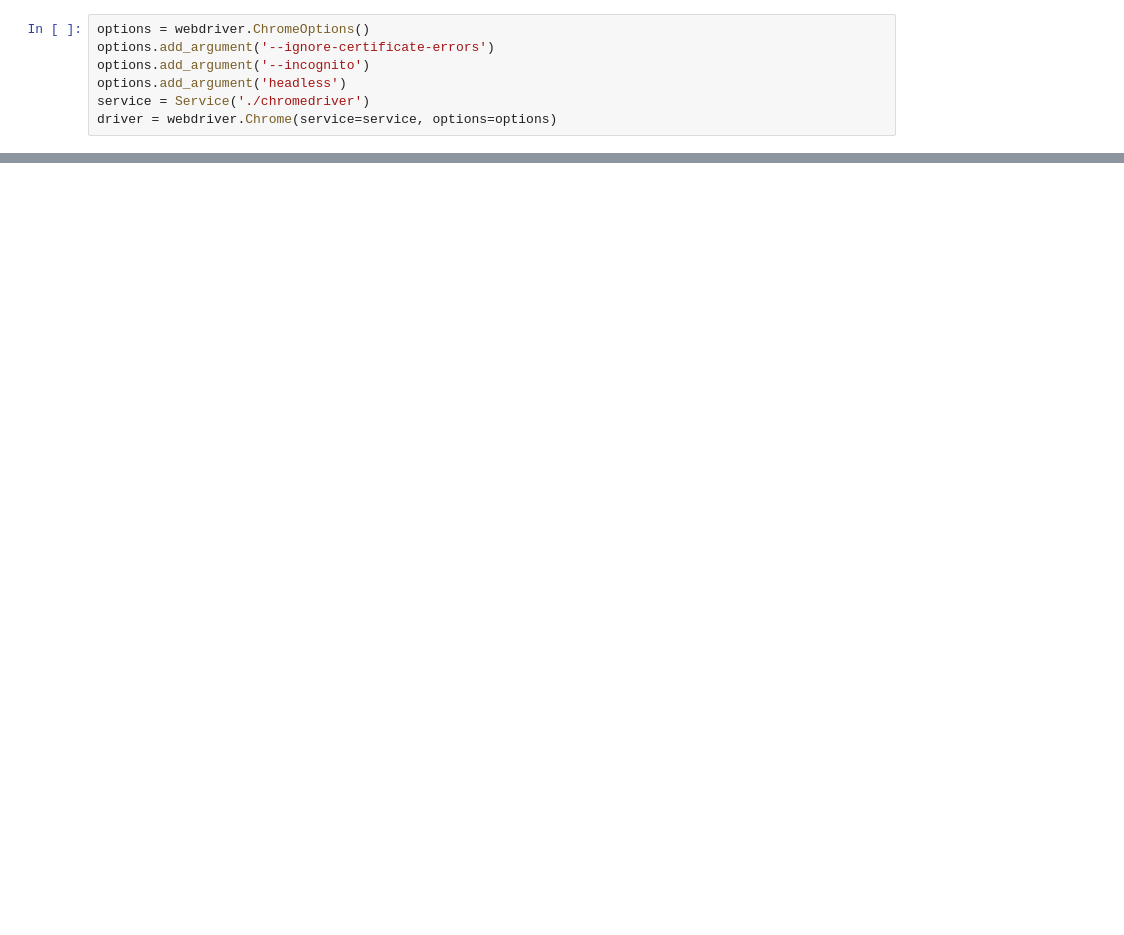
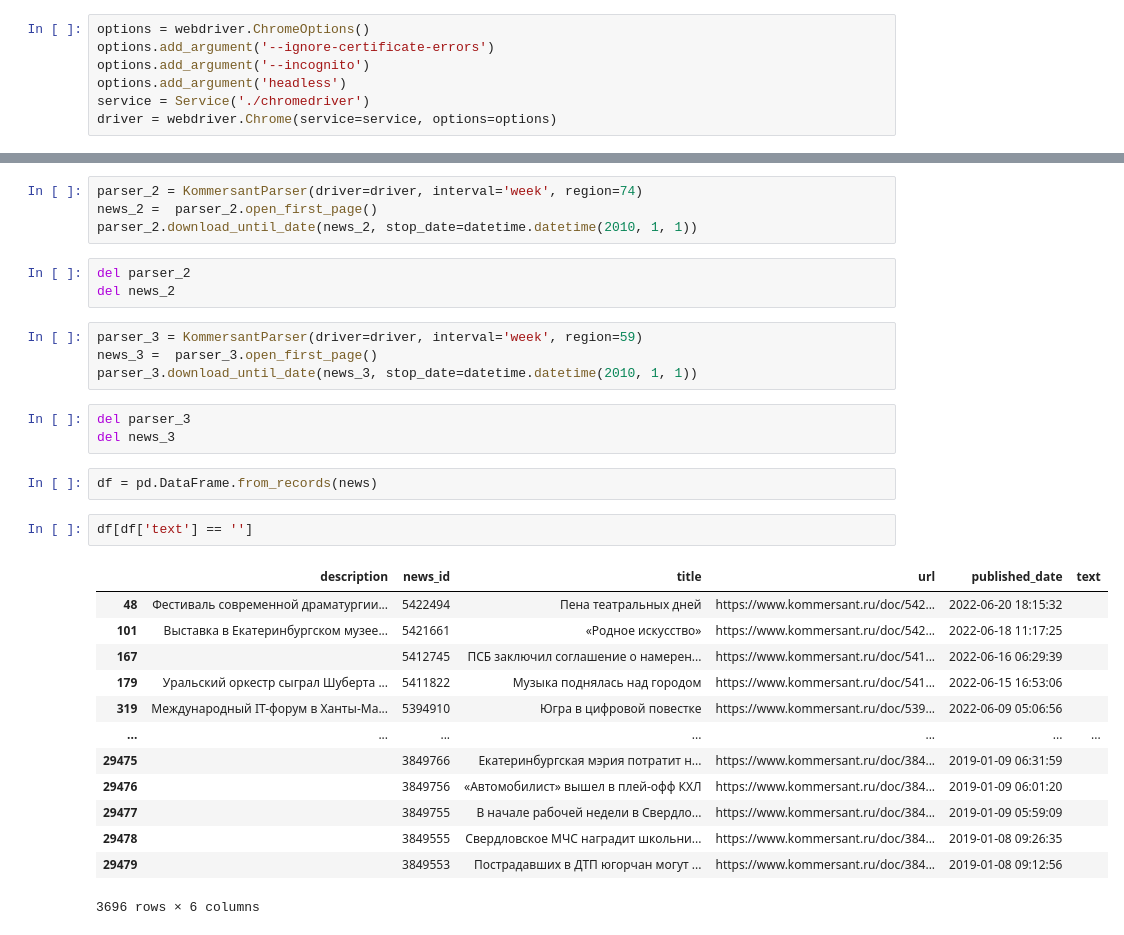
Before and after one commit to YodaDance/news_parsers, a Jupyter notebook: Kommersant.ipynb, the cells around one changed output, grey strips where cells are left out. Drawn from its saved outputs; the diff is of its cells as text; blank space fills up the shorter version.

```diff
--- a/Kommersant.ipynb
+++ b/Kommersant.ipynb
@@ -188,0 +197,32 @@ news[-1]
+# %%
+parser_2 = KommersantParser(driver=driver, interval='week', region=74)
+news_2 =  parser_2.open_first_page()
+parser_2.download_until_date(news_2, stop_date=datetime.datetime(2010, 1, 1))
+# %%
+del parser_2
+del news_2
+# %%
+parser_3 = KommersantParser(driver=driver, interval='week', region=59)
+news_3 =  parser_3.open_first_page()
+parser_3.download_until_date(news_3, stop_date=datetime.datetime(2010, 1, 1))
+# %%
+del parser_3
+del news_3
+# %%
+df = pd.DataFrame.from_records(news)
+# %%
+df[df['text'] == '']
+# %% [output]
+|  | description | news_id | title | url | published_date | text |
+| 48 | Фестиваль современной драматургии... | 5422494 | Пена театральных дней | https://www.kommersant.ru/doc/542... | 2022-06-20 18:15:32 |  |
+| 101 | Выставка в Екатеринбургском музее... | 5421661 | «Родное искусство» | https://www.kommersant.ru/doc/542... | 2022-06-18 11:17:25 |  |
+| 167 |  | 5412745 | ПСБ заключил соглашение о намерен... | https://www.kommersant.ru/doc/541... | 2022-06-16 06:29:39 |  |
+| 179 | Уральский оркестр сыграл Шуберта ... | 5411822 | Музыка поднялась над городом | https://www.kommersant.ru/doc/541... | 2022-06-15 16:53:06 |  |
+| 319 | Международный IT-форум в Ханты-Ма... | 5394910 | Югра в цифровой повестке | https://www.kommersant.ru/doc/539... | 2022-06-09 05:06:56 |  |
+| ... | ... | ... | ... | ... | ... | ... |
+| 29475 |  | 3849766 | Екатеринбургская мэрия потратит н... | https://www.kommersant.ru/doc/384... | 2019-01-09 06:31:59 |  |
+| 29476 |  | 3849756 | «Автомобилист» вышел в плей-офф КХЛ | https://www.kommersant.ru/doc/384... | 2019-01-09 06:01:20 |  |
+| 29477 |  | 3849755 | В начале рабочей недели в Свердло... | https://www.kommersant.ru/doc/384... | 2019-01-09 05:59:09 |  |
+| 29478 |  | 3849555 | Свердловское МЧС наградит школьни... | https://www.kommersant.ru/doc/384... | 2019-01-08 09:26:35 |  |
+| 29479 |  | 3849553 | Пострадавших в ДТП югорчан могут ... | https://www.kommersant.ru/doc/384... | 2019-01-08 09:12:56 |  |
+3696 rows × 6 columns
```
Also changed, not shown: parts of 17 cells of this notebook, 4 other files.
